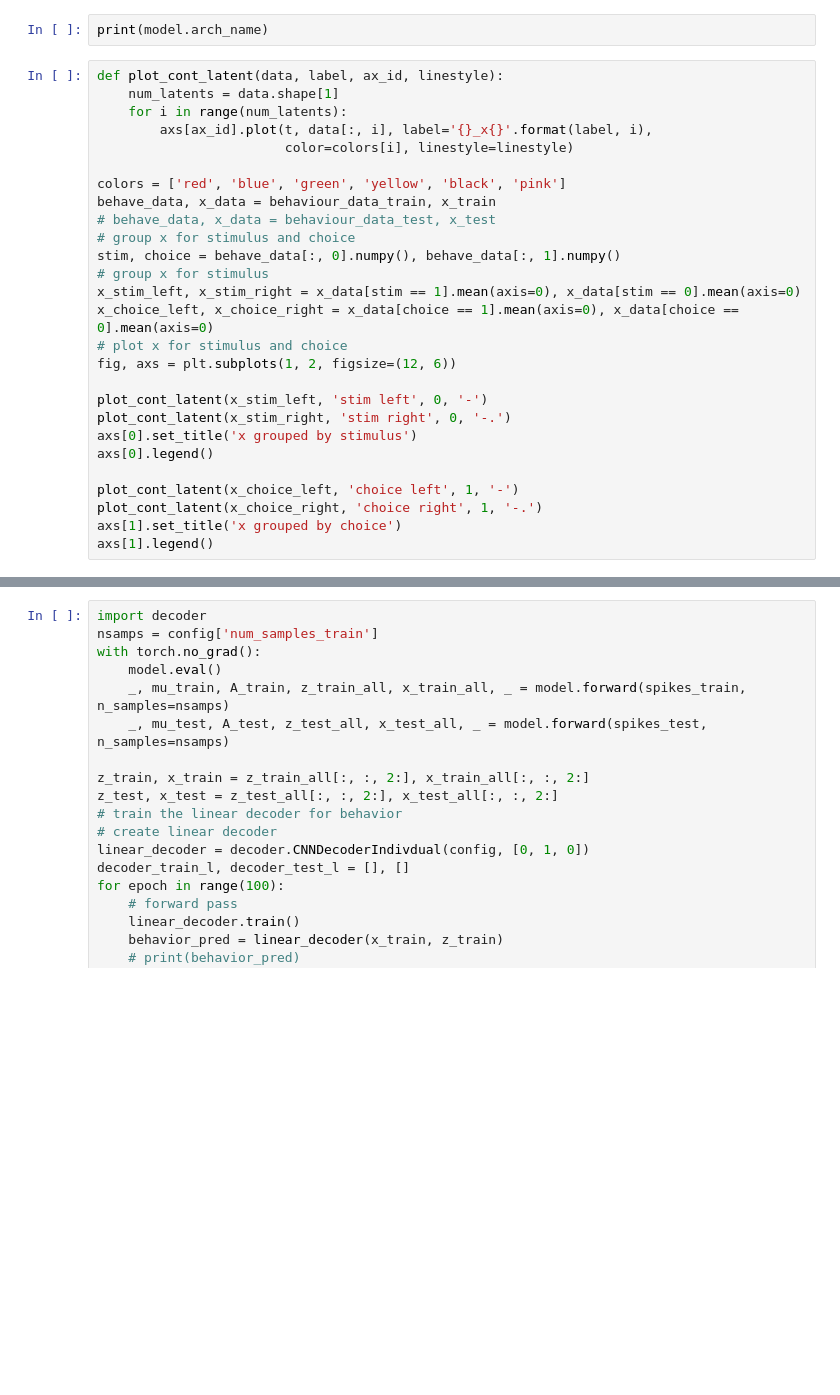
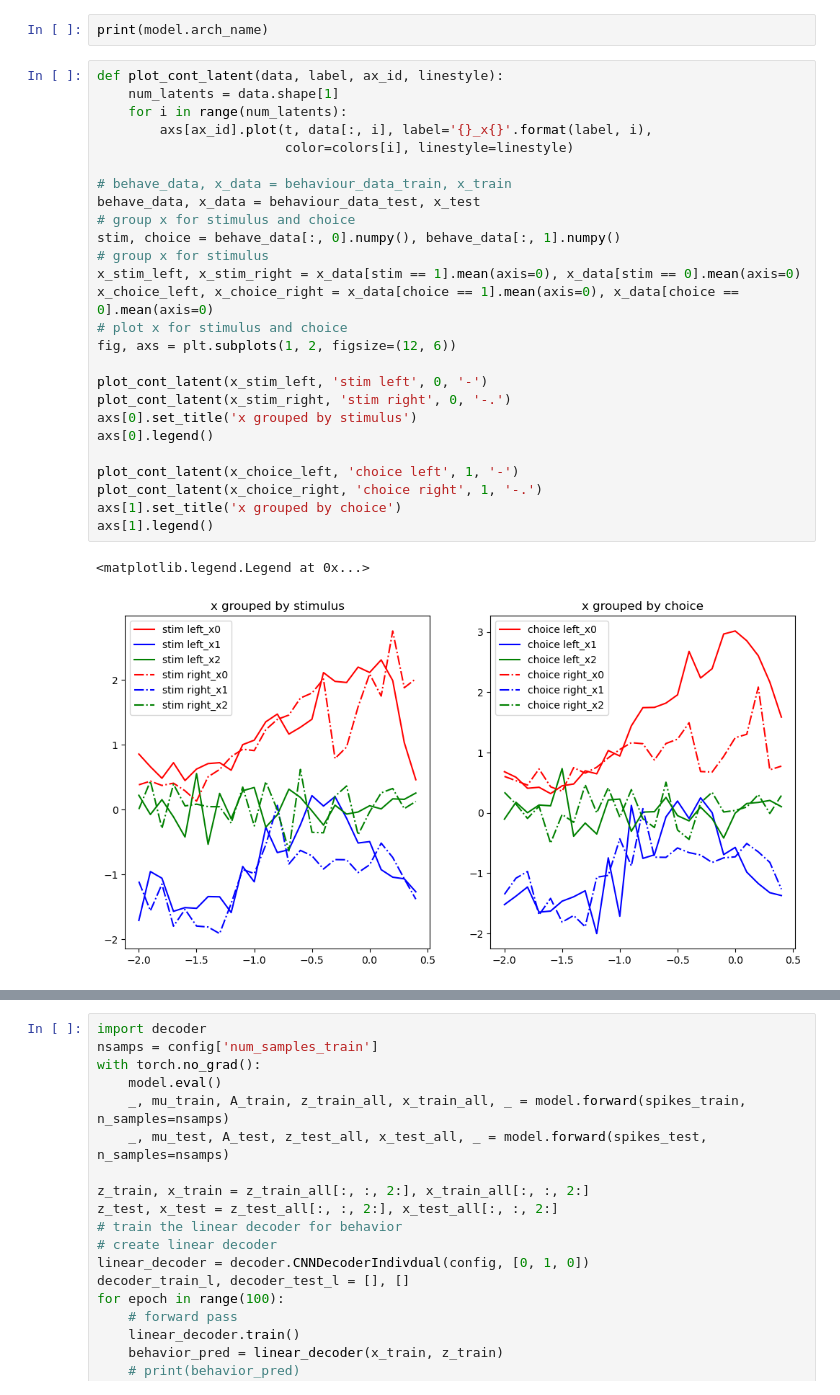
Before and after one commit to methi1999/switching_subspace, a Jupyter notebook: sup.ipynb, the cells around one changed output, grey strips where cells are left out. Drawn from its saved outputs; the diff is of its cells as text; blank space fills up the shorter version.

```diff
--- a/sup.ipynb
+++ b/sup.ipynb
@@ -321,29 +373,31 @@ print(model.arch_name)
 # %%
 def plot_cont_latent(data, label, ax_id, linestyle):
     num_latents = data.shape[1]
     for i in range(num_latents):
         axs[ax_id].plot(t, data[:, i], label='{}_x{}'.format(label, i),
                         color=colors[i], linestyle=linestyle)
 
-colors = ['red', 'blue', 'green', 'yellow', 'black', 'pink']
-behave_data, x_data = behaviour_data_train, x_train
-# behave_data, x_data = behaviour_data_test, x_test
+# behave_data, x_data = behaviour_data_train, x_train
+behave_data, x_data = behaviour_data_test, x_test
 # group x for stimulus and choice
 stim, choice = behave_data[:, 0].numpy(), behave_data[:, 1].numpy()
 # group x for stimulus
 x_stim_left, x_stim_right = x_data[stim == 1].mean(axis=0), x_data[stim == 0].mean(axis=0)
 x_choice_left, x_choice_right = x_data[choice == 1].mean(axis=0), x_data[choice == 0].mean(axis=0)
 # plot x for stimulus and choice
 fig, axs = plt.subplots(1, 2, figsize=(12, 6))
 
 plot_cont_latent(x_stim_left, 'stim left', 0, '-')
 plot_cont_latent(x_stim_right, 'stim right', 0, '-.')
 axs[0].set_title('x grouped by stimulus')
 axs[0].legend()
 
 plot_cont_latent(x_choice_left, 'choice left', 1, '-')
 plot_cont_latent(x_choice_right, 'choice right', 1, '-.')
 axs[1].set_title('x grouped by choice')
 axs[1].legend()
+# %% [output]
+<matplotlib.legend.Legend at 0x...>
+[figure, added]
 # %%
 # plot x on 2d
```
Also changed, not shown: parts of 15 cells of this notebook, 9 other files.
